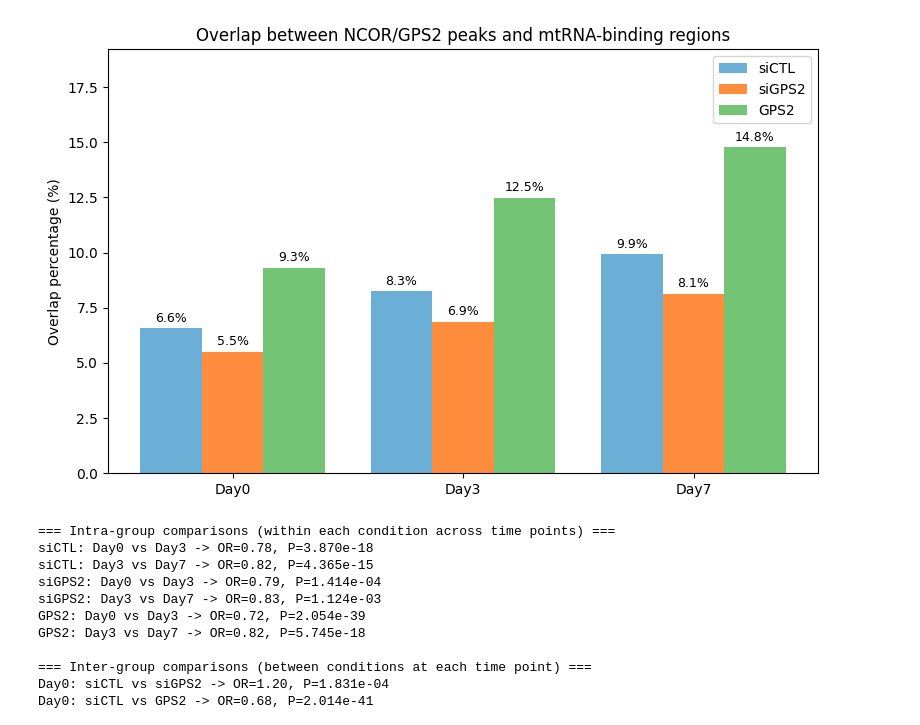
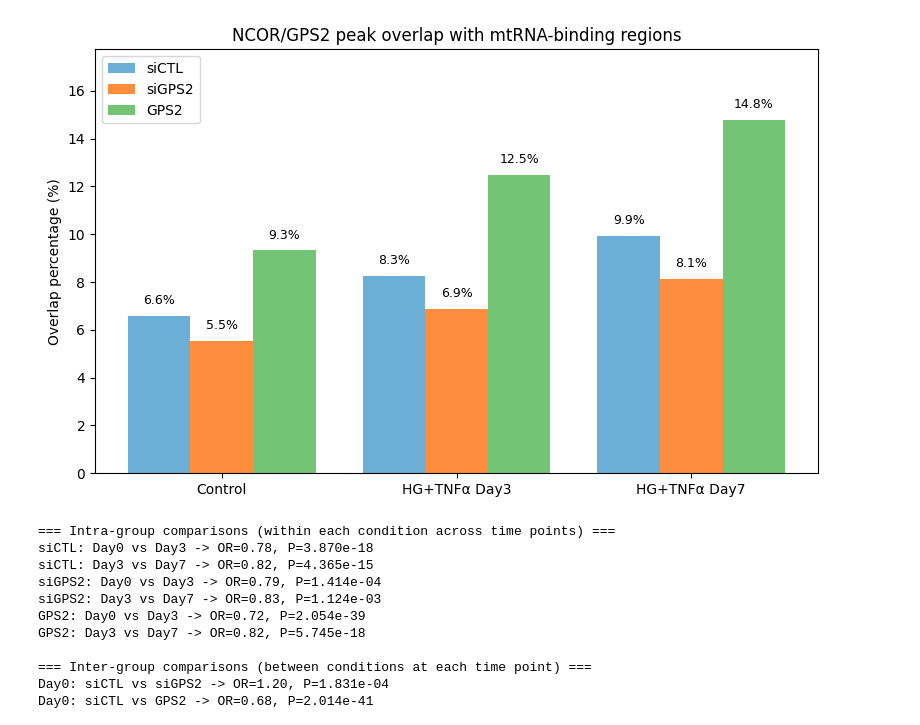
Before and after one commit to BU-BMSIP/ChIPSeq_GPS2_CTCF_PerissiLab, a Jupyter notebook: iMargi/notebooks/OverlapingT263withHUVEC.ipynb, the cells around one changed output. Saved outputs shown, nothing was run; the diff lists cells and outputs as text; code cells hidden in the pictures.

```diff
--- a/iMargi/notebooks/OverlapingT263withHUVEC.ipynb
+++ b/iMargi/notebooks/OverlapingT263withHUVEC.ipynb
@@ -46,82 +64,74 @@ Day7: Successfully generated /projectnb/perissilab/Xinyu/GPS2_CHIPseq/iMargi/ana
 # %%
 #Overlap with HUVEC
 # %%
-# This script calculates the overlap between NCOR/GPS2 TF peaks (siCTL vs siGPS2 vs GPS2)
-# and mtRNA-binding regions (Day0/Day3/Day7) and visualizes the percentage overlap as a bar chart.
-
+# Cell 2: Overlap mtRNA sites with NCOR/GPS2 peaks and plot percentages
 import pybedtools
 import pandas as pd
 import matplotlib.pyplot as plt
 
-# === Input files ===
-# mtRNA-binding region files
+# === Input BEDs ===
 mtRNA_files = {
-    "Day0": "/projectnb/perissilab/Xinyu/GPS2_CHIPseq/iMargi/analysis/mtRNA_DNA_sites_Day0.bed",
-    "Day3": "/projectnb/perissilab/Xinyu/GPS2_CHIPseq/iMargi/analysis/mtRNA_DNA_sites_Day3.bed",
-    "Day7": "/projectnb/perissilab/Xinyu/GPS2_CHIPseq/iMargi/analysis/mtRNA_DNA_sites_Day7.bed"
+    "Control": f"{outdir}/mtRNA_DNA_sites_Day0.bed",
+    "HG+TNFα Day3": f"{outdir}/mtRNA_DNA_sites_Day3.bed",
+    "HG+TNFα Day7": f"{outdir}/mtRNA_DNA_sites_Day7.bed"
 }
 
-# TF peak files for three conditions
+# TF peak BEDs for three conditions
 peak_files = {
     "siCTL": "/projectnb/perissilab/Xinyu/GPS2_CHIPseq/iMargi/T263/Peak_file/NCOR_siCTL_hg38.bed",
     "siGPS2": "/projectnb/perissilab/Xinyu/GPS2_CHIPseq/iMargi/T263/Peak_file/NCOR_siGPS2_hg38.bed",
     "GPS2": "/projectnb/perissilab/Xinyu/GPS2_CHIPseq/iMargi/T263/Peak_file/GPS2_minusTNFA_hg38.bed"
 }
 
-# === Calculate overlaps ===
 results_all = []
+# Loop through each TF condition
 for condition, peaks_path in peak_files.items():
-    peaks_bed = pybedtools.BedTool(peaks_path)
-    total_peaks = len(peaks_bed)
-    print(f"\n=== Condition {condition}: total number of peaks = {total_peaks} ===")
+    peaks_bed    = pybedtools.BedTool(peaks_path)
+    total_peaks  = len(peaks_bed)  # Number of peaks in this condition
+    print(f"\n=== {condition}: total peaks = {total_peaks} ===")
 
-    for name, mtRNA_file in mtRNA_files.items():
-        mtRNA_bed = pybedtools.BedTool(mtRNA_file)
-        overlap = peaks_bed.intersect(mtRNA_bed, u=True).count()
-        percentage = overlap / total_peaks * 100 if total_peaks > 0 else 0
-        results_all.append([condition, name, total_peaks, overlap, percentage])
-        print(f"{condition} - {name}: overlap count = {overlap}, percentage = {percentage:.2f}%")
+    # Compare against each mtRNA site set
+    for day, mtRNA_path in mtRNA_files.items():
+        mtRNA_bed  = pybedtools.BedTool(mtRNA_path)
+        # Count peaks overlapping any mtRNA interval
+        overlap    = peaks_bed.intersect(mtRNA_bed, u=True).count()
+        percentage = (overlap / total_peaks * 100) if total_peaks else 0
+        results_all.append([condition, day, total_peaks, overlap, percentage])
+        print(f"{condition} - {day}: overlap = {overlap}, {percentage:.2f}%")
 
-# === Save results into DataFrame ===
-df = pd.DataFrame(results_all, columns=["Condition", "Sample", "Total peaks", "Overlap count", "Percentage (%)"])
-print("\n=== Overlap statistics table ===")
-print(df)
+# Build DataFrame of overlap stats
+df = pd.DataFrame(
+    results_all,
+    columns=["Condition", "Sample", "Total peaks", "Overlap count", "Percentage (%)"]
+)
+print("\n=== Overlap statistics ===")
+print(df.to_string(index=False))
 
-# Optional: save table to file
+# Save stats to CSV
 df.to_csv("NCOR_GPS2_mtRNA_overlap_stats.csv", index=False)
 
-# === Visualization ===
+# Plot grouped bar chart of overlap percentages
 plt.figure(figsize=(8, 5))
+color_palette = {"siCTL": "#6baed6", "siGPS2": "#fd8d3c", "GPS2": "#74c476"}
 
-# Assign distinct colors for each condition
-color_palette = {
-    "siCTL": "#6baed6",
-    "siGPS2": "#fd8d3c",
-    "GPS2": "#74c476"
-}
+# Number of mtRNA samples
+n_days   = len(mtRNA_files)
+conds    = list(peak_files.keys())
+bar_width = 0.8 / len(conds)
 
-conditions = list(peak_files.keys())
-bar_width = 0.8 / len(conditions)  # control spacing between bars
+for i, day in enumerate(mtRNA_files):
+    for j, cond in enumerate(conds):
+        pct = df.loc[(df["Condition"] == cond) & (df["Sample"] == day), "Percentage (%)"].values[0]
+        # Compute bar position
+        x = i + j * bar_width - 0.4 + bar_width/2
+        plt.bar(x, pct, width=bar_width, color=color_palette[cond],
+                label=cond if i == 0 else "")
+        plt.text(x, pct + 0.5, f"{pct:.1f}%", ha="center", fontsize=9)
 
-for i, day in enumerate(mtRNA_files.keys()):
-    day_data = df[df["Sample"] == day]
-    for j, condition in enumerate(conditions):
-        percent = day_data.loc[day_data["Condition"] == condition, "Percentage (%)"].values[0]
-        plt.bar(i + j * bar_width - 0.4 + bar_width / 2,
-                percent,
-                width=bar_width,
-                color=color_palette[condition],
-                label=condition if i == 0 else "")
-        plt.text(i + j * bar_width - 0.4 + bar_width / 2,
-                 percent + 0.3,
-                 f"{percent:.1f}%",
-                 ha="center",
-                 fontsize=9)
-
-plt.xticks(range(len(mtRNA_files)), mtRNA_files.keys())
+plt.xticks(range(n_days), mtRNA_files.keys())
 plt.ylabel("Overlap percentage (%)")
-plt.title("Overlap between NCOR/GPS2 peaks and mtRNA-binding regions")
-plt.ylim(0, max(df["Percentage (%)"]) * 1.3)
+plt.title("NCOR/GPS2 peak overlap with mtRNA-binding regions")
+plt.ylim(0, df["Percentage (%)"].max() * 1.2)
 plt.legend()
 plt.tight_layout()
 plt.show()
@@ -146,2 +156,2 @@ GPS2 - Day0: overlap count = 3116, percentage = 9.32%
-[figure, old version]
+[figure, new version]
 # %%
```
Also changed, not shown: parts of 4 cells of this notebook, 30 other files.
